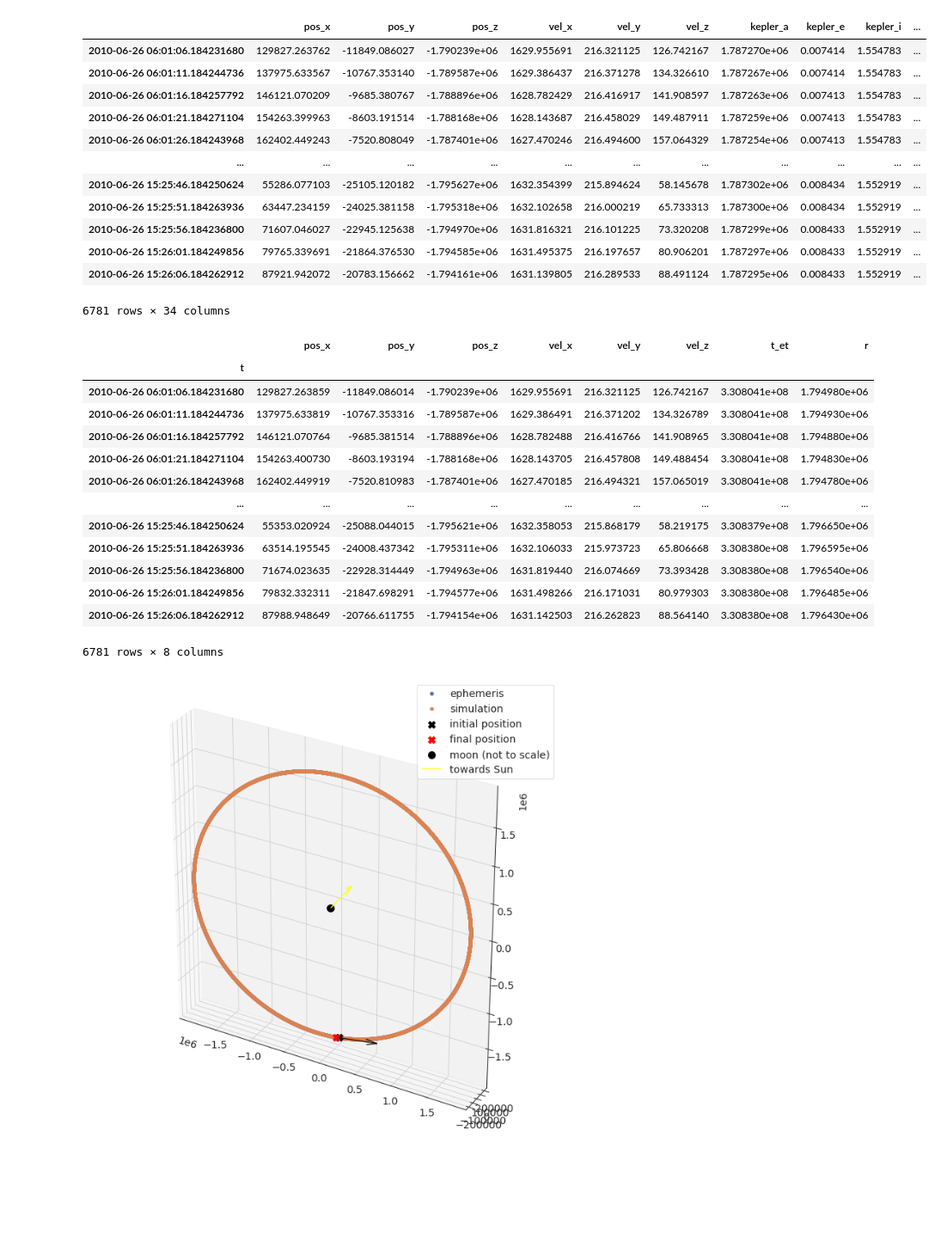
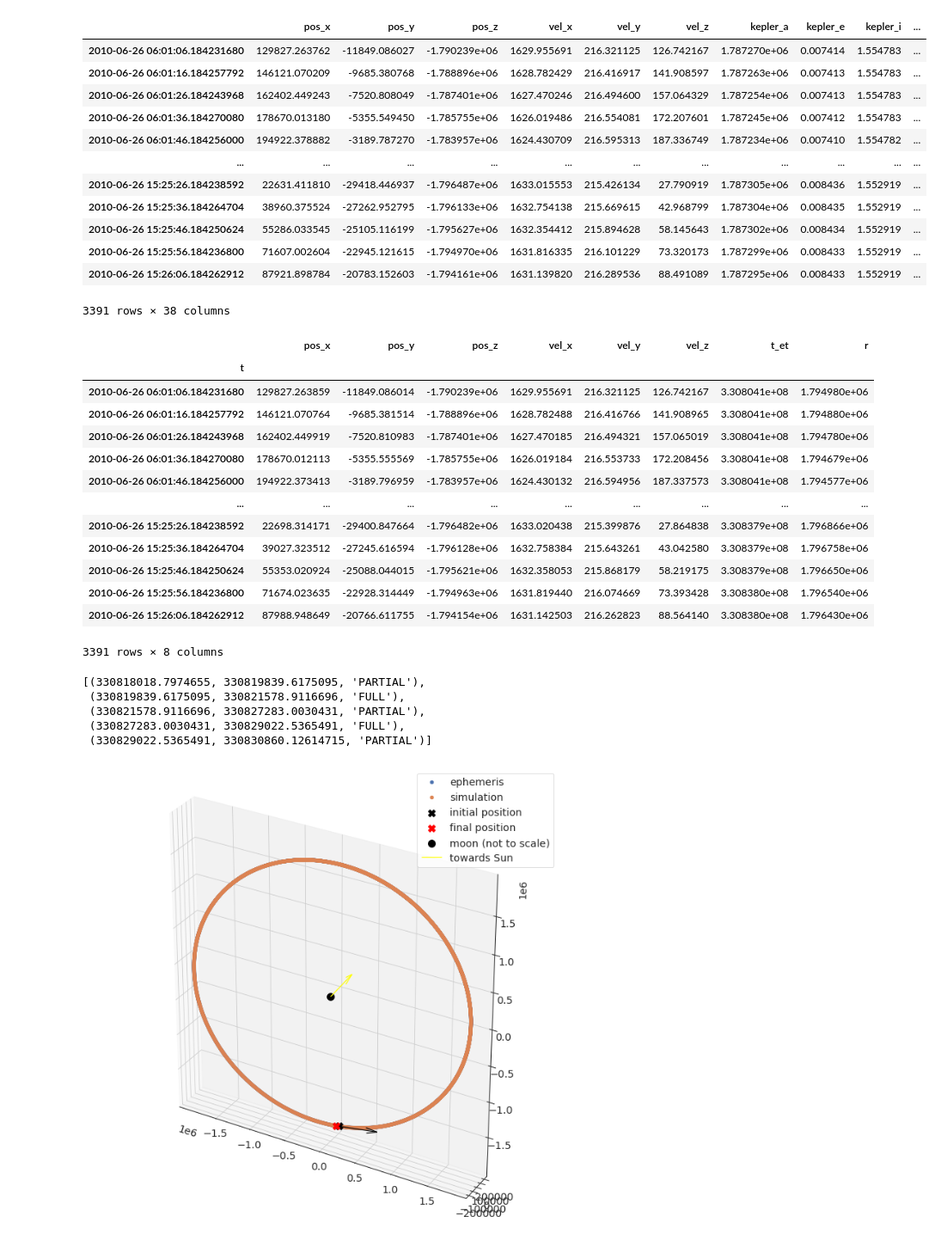
Before and after one commit to DominikStiller/tudelft-hpb-project, a Jupyter notebook: analysis/lro_simulation.ipynb, the cells around one changed output. Shown at 86% size. Drawn from its saved outputs; the diff is of its cells as text; code cells hidden in the pictures; blank space fills up the shorter version.

```diff
--- a/analysis/lro_simulation.ipynb
+++ b/analysis/lro_simulation.ipynb
@@ -18,53 +18,53 @@ JULIAN_DAY = 86400.0
 JULIAN_DAY_ON_J2000 = 2451545.0
 
 pos_names = ["pos_x", "pos_y", "pos_z"]
-acc_names = ["acc_grav_moon", "acc_grav_earth", "acc_grav_sun", "acc_rp_sun"]
+acc_names = ["acc_grav_moon", "acc_grav_earth", "acc_grav_sun", "acc_rp_sun", "acc_rp_moon"]
+output_folder = "../../tudat-bundle/output/lro/baseline"
 # %%
 def read_simulation_results(dependent_variable_history_file):
     def gen_vector_colnames(names):
         colnames = []
         for name in names:
             if "kepler" in name:
                 elements = ["a", "e", "i", "longAscNode", "argPeri", "trueAnom"]
             else:
                 elements = ["x", "y", "z"]
             colnames.extend([f"{name}_{elem}" for elem in elements])
         return colnames
 
     df = pd.read_csv(dependent_variable_history_file,
                          names=gen_vector_colnames(["pos", "vel", "kepler", "pos_sun"] + acc_names))
     df["t_et"] = df.index
     df.index = pd.to_datetime(df.index / JULIAN_DAY + JULIAN_DAY_ON_J2000, origin="julian", unit='D')
 
     df["r"] = np.sqrt(np.square(df[["pos_x", "pos_y", "pos_z"]]).sum(axis=1))
     df["r_sun"] = np.sqrt(np.square(df[["pos_sun_x", "pos_sun_y", "pos_sun_z"]]).sum(axis=1))
     for acc in acc_names:
         df[acc] =np.sqrt(np.square(df[[f"{acc}_x", f"{acc}_y", f"{acc}_z"]]).sum(axis=1))
 
     return df
 
-df_simulation = read_simulation_results("../../tudat-bundle/output/lro/baseline/lro_dependent_variable_history.dat")
+df_simulation = read_simulation_results(f"{output_folder}/lro_dependent_variable_history.dat")
 df_simulation
 # %% [output]
 |  | pos_x | pos_y | pos_z | vel_x | vel_y | vel_z | kepler_a | kepler_e | kepler_i | ... |
 | 2010-06-26 06:01:06.184231680 | 129827.263762 | -11849.086027 | -1.790239e+06 | 1629.955691 | 216.321125 | 126.742167 | 1.787270e+06 | 0.007414 | 1.554783 | ... |
-| 2010-06-26 06:01:11.184244736 | 137975.633567 | -10767.353140 | -1.789587e+06 | 1629.386437 | 216.371278 | 134.326610 | 1.787267e+06 | 0.007414 | 1.554783 | ... |
-| 2010-06-26 06:01:16.184257792 | 146121.070209 | -9685.380767 | -1.788896e+06 | 1628.782429 | 216.416917 | 141.908597 | 1.787263e+06 | 0.007413 | 1.554783 | ... |
-| 2010-06-26 06:01:21.184271104 | 154263.399963 | -8603.191514 | -1.788168e+06 | 1628.143687 | 216.458029 | 149.487911 | 1.787259e+06 | 0.007413 | 1.554783 | ... |
+| 2010-06-26 06:01:16.184257792 | 146121.070209 | -9685.380768 | -1.788896e+06 | 1628.782429 | 216.416917 | 141.908597 | 1.787263e+06 | 0.007413 | 1.554783 | ... |
 | 2010-06-26 06:01:26.184243968 | 162402.449243 | -7520.808049 | -1.787401e+06 | 1627.470246 | 216.494600 | 157.064329 | 1.787254e+06 | 0.007413 | 1.554783 | ... |
+| 2010-06-26 06:01:36.184270080 | 178670.013180 | -5355.549450 | -1.785755e+06 | 1626.019486 | 216.554081 | 172.207601 | 1.787245e+06 | 0.007412 | 1.554783 | ... |
+| 2010-06-26 06:01:46.184256000 | 194922.378882 | -3189.787270 | -1.783957e+06 | 1624.430709 | 216.595313 | 187.336749 | 1.787234e+06 | 0.007410 | 1.554782 | ... |
 | ... | ... | ... | ... | ... | ... | ... | ... | ... | ... | ... |
-| 2010-06-26 15:25:46.184250624 | 55286.077103 | -25105.120182 | -1.795627e+06 | 1632.354399 | 215.894624 | 58.145678 | 1.787302e+06 | 0.008434 | 1.552919 | ... |
-| 2010-06-26 15:25:51.184263936 | 63447.234159 | -24025.381158 | -1.795318e+06 | 1632.102658 | 216.000219 | 65.733313 | 1.787300e+06 | 0.008434 | 1.552919 | ... |
-| 2010-06-26 15:25:56.184236800 | 71607.046027 | -22945.125638 | -1.794970e+06 | 1631.816321 | 216.101225 | 73.320208 | 1.787299e+06 | 0.008433 | 1.552919 | ... |
-| 2010-06-26 15:26:01.184249856 | 79765.339691 | -21864.376530 | -1.794585e+06 | 1631.495375 | 216.197657 | 80.906201 | 1.787297e+06 | 0.008433 | 1.552919 | ... |
-| 2010-06-26 15:26:06.184262912 | 87921.942072 | -20783.156662 | -1.794161e+06 | 1631.139805 | 216.289533 | 88.491124 | 1.787295e+06 | 0.008433 | 1.552919 | ... |
+| 2010-06-26 15:25:26.184238592 | 22631.411810 | -29418.446937 | -1.796487e+06 | 1633.015553 | 215.426134 | 27.790919 | 1.787305e+06 | 0.008436 | 1.552919 | ... |
+| 2010-06-26 15:25:36.184264704 | 38960.375524 | -27262.952795 | -1.796133e+06 | 1632.754138 | 215.669615 | 42.968799 | 1.787304e+06 | 0.008435 | 1.552919 | ... |
+| 2010-06-26 15:25:46.184250624 | 55286.033545 | -25105.116199 | -1.795627e+06 | 1632.354412 | 215.894628 | 58.145643 | 1.787302e+06 | 0.008434 | 1.552919 | ... |
+| 2010-06-26 15:25:56.184236800 | 71607.002604 | -22945.121615 | -1.794970e+06 | 1631.816335 | 216.101229 | 73.320173 | 1.787299e+06 | 0.008433 | 1.552919 | ... |
+| 2010-06-26 15:26:06.184262912 | 87921.898784 | -20783.152603 | -1.794161e+06 | 1631.139820 | 216.289536 | 88.491089 | 1.787295e+06 | 0.008433 | 1.552919 | ... |
-6781 rows × 34 columns
+3391 rows × 38 columns
 # %%
 def generate_lro_ephemeris(timestamps):
-    path = "/home/dominik/dev/tudat-bundle/spice/lro/data"
-    for file in glob.glob(f"{path}/spk/*.bsp"):
+    for file in glob.glob(f"{lro_spice_base}/spk/*.bsp"):
         spice.furnsh(file)
-    spice.furnsh(f"{path}/lsk/naif0012.tls")
+    spice.furnsh(f"{lro_spice_base}/lsk/naif0012.tls")
 
     ephemeris = spice.spkezr("LRO", timestamps, "ECLIPJ2000", "NONE", "Moon")[0]
     spice.kclear()
@@ -86,17 +86,28 @@ df_ephemeris
 |  | pos_x | pos_y | pos_z | vel_x | vel_y | vel_z | t_et | r |
 | t |  |  |  |  |  |  |  |  |
 | 2010-06-26 06:01:06.184231680 | 129827.263859 | -11849.086014 | -1.790239e+06 | 1629.955691 | 216.321125 | 126.742167 | 3.308041e+08 | 1.794980e+06 |
-| 2010-06-26 06:01:11.184244736 | 137975.633819 | -10767.353316 | -1.789587e+06 | 1629.386491 | 216.371202 | 134.326789 | 3.308041e+08 | 1.794930e+06 |
 | 2010-06-26 06:01:16.184257792 | 146121.070764 | -9685.381514 | -1.788896e+06 | 1628.782488 | 216.416766 | 141.908965 | 3.308041e+08 | 1.794880e+06 |
-| 2010-06-26 06:01:21.184271104 | 154263.400730 | -8603.193194 | -1.788168e+06 | 1628.143705 | 216.457808 | 149.488454 | 3.308041e+08 | 1.794830e+06 |
 | 2010-06-26 06:01:26.184243968 | 162402.449919 | -7520.810983 | -1.787401e+06 | 1627.470185 | 216.494321 | 157.065019 | 3.308041e+08 | 1.794780e+06 |
+| 2010-06-26 06:01:36.184270080 | 178670.012113 | -5355.555569 | -1.785755e+06 | 1626.019184 | 216.553733 | 172.208456 | 3.308041e+08 | 1.794679e+06 |
+| 2010-06-26 06:01:46.184256000 | 194922.373413 | -3189.796959 | -1.783957e+06 | 1624.430132 | 216.594956 | 187.337573 | 3.308041e+08 | 1.794577e+06 |
 | ... | ... | ... | ... | ... | ... | ... | ... | ... |
+| 2010-06-26 15:25:26.184238592 | 22698.314171 | -29400.847664 | -1.796482e+06 | 1633.020438 | 215.399876 | 27.864838 | 3.308379e+08 | 1.796866e+06 |
+| 2010-06-26 15:25:36.184264704 | 39027.323512 | -27245.616594 | -1.796128e+06 | 1632.758384 | 215.643261 | 43.042580 | 3.308379e+08 | 1.796758e+06 |
 | 2010-06-26 15:25:46.184250624 | 55353.020924 | -25088.044015 | -1.795621e+06 | 1632.358053 | 215.868179 | 58.219175 | 3.308379e+08 | 1.796650e+06 |
-| 2010-06-26 15:25:51.184263936 | 63514.195545 | -24008.437342 | -1.795311e+06 | 1632.106033 | 215.973723 | 65.806668 | 3.308380e+08 | 1.796595e+06 |
 | 2010-06-26 15:25:56.184236800 | 71674.023635 | -22928.314449 | -1.794963e+06 | 1631.819440 | 216.074669 | 73.393428 | 3.308380e+08 | 1.796540e+06 |
-| 2010-06-26 15:26:01.184249856 | 79832.332311 | -21847.698291 | -1.794577e+06 | 1631.498266 | 216.171031 | 80.979303 | 3.308380e+08 | 1.796485e+06 |
 | 2010-06-26 15:26:06.184262912 | 87988.948649 | -20766.611755 | -1.794154e+06 | 1631.142503 | 216.262823 | 88.564140 | 3.308380e+08 | 1.796430e+06 |
-6781 rows × 8 columns
+3391 rows × 8 columns
+# %%
+def calculate_eclipse_times(timestamps):
+    occultations = calculate_eclipses("Sun", "Earth", "LRO", timestamps[0], timestamps[-1])
+    return occultations
+calculate_eclipse_times(df_simulation["t_et"])
+# %% [output]
+[(330818018.7974655, 330819839.6175095, 'PARTIAL'),
+ (330819839.6175095, 330821578.9116696, 'FULL'),
+ (330821578.9116696, 330827283.0030431, 'PARTIAL'),
+ (330827283.0030431, 330829022.5365491, 'FULL'),
+ (330829022.5365491, 330830860.12614715, 'PARTIAL')]
 # %%
 def plot_orbit_3d(df_ephemeris, df_simulation):
     def do_plot(df, label):
```
Also changed, not shown: parts of 4 cells of this notebook, 5 other files.
